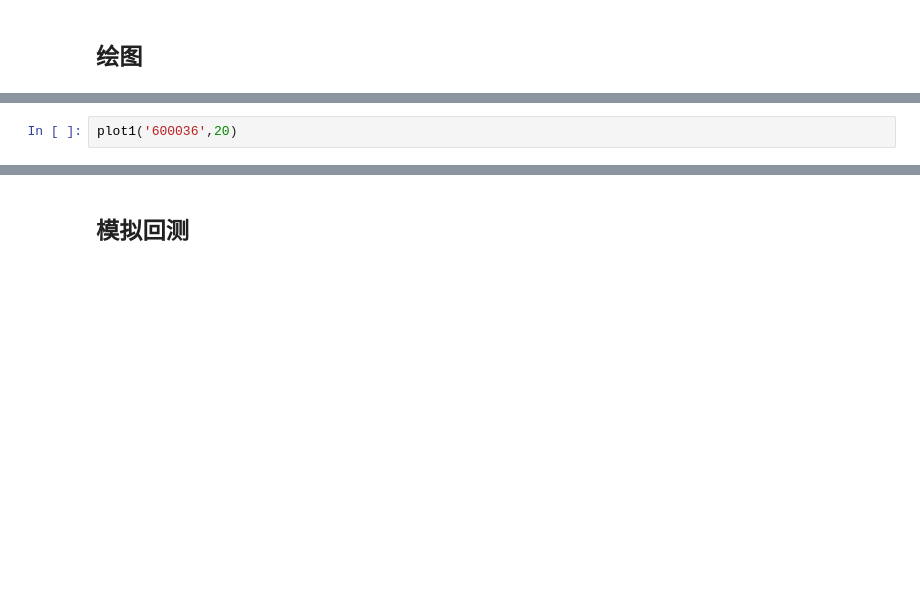
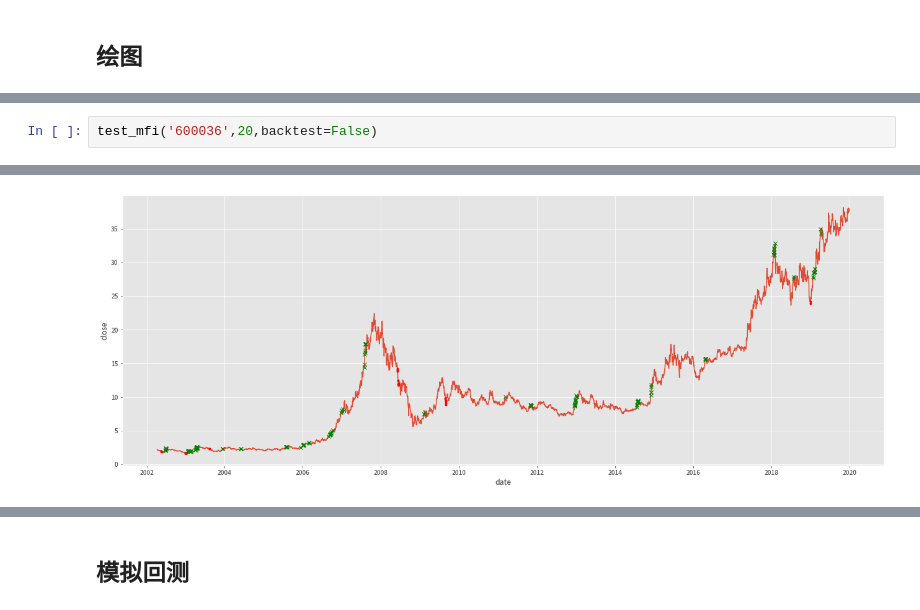
Before and after one commit to GuQiangJS/finance-tools-py, a Jupyter notebook: jupyters/指标相关性测试_动量指标_MFI_Money_Flow_Index_资金流量指标.ipynb, the cells around one changed output, grey strips where cells are left out. Cells and saved outputs as stored; diff of their text form; blank space fills up the shorter version.

```diff
--- a/jupyters/指标相关性测试_动量指标_MFI_Money_Flow_Index_资金流量指标.ipynb
+++ b/jupyters/指标相关性测试_动量指标_MFI_Money_Flow_Index_资金流量指标.ipynb
@@ -142,5 +201,6 @@ def plot1(symbol,day):
 # %%
-plot1('600036',20)
+test_mfi('600036',20,backtest=False)
 # %% [output]
 [interactive output not drawn]
+[figure, added]
 # %%
```
Also changed, not shown: parts of 5 cells of this notebook.
